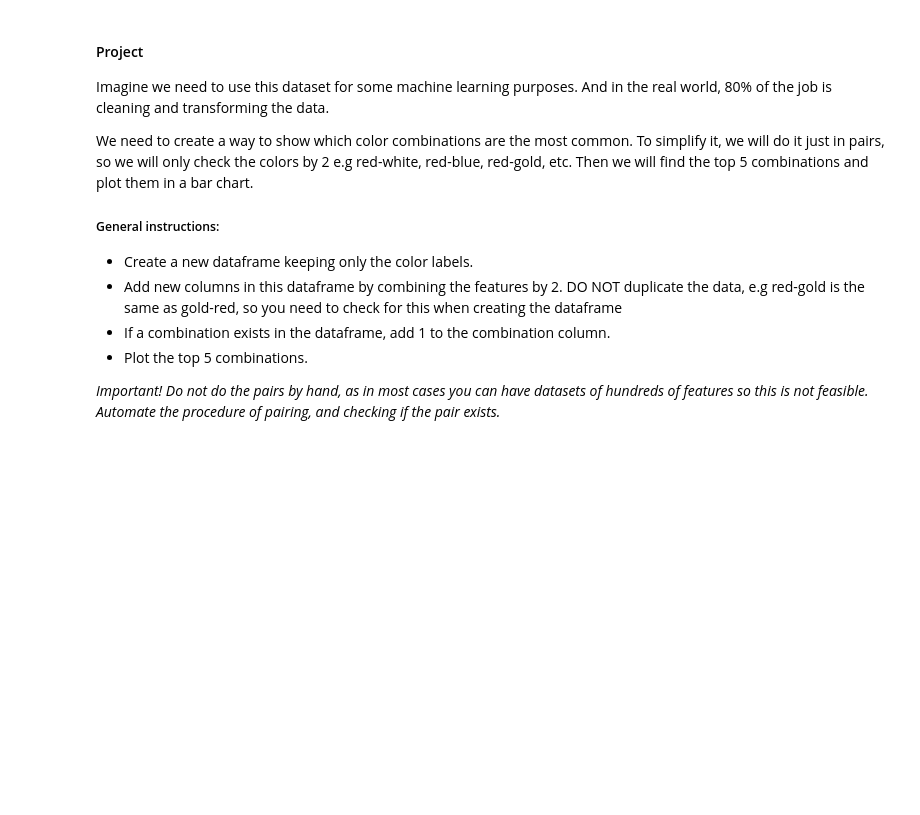
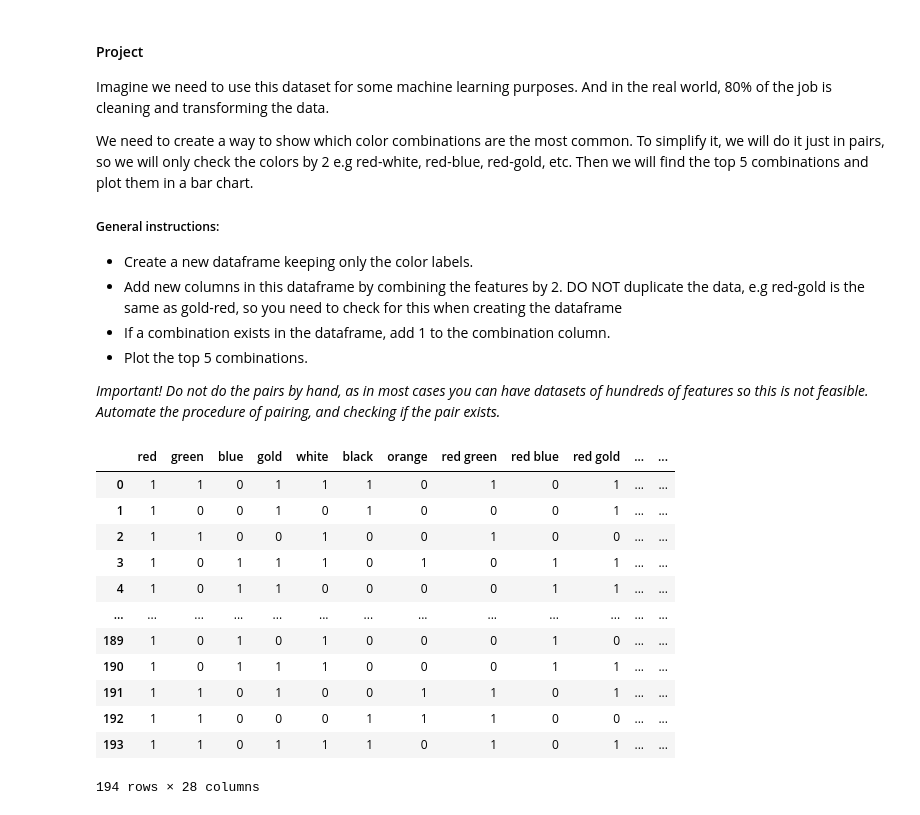
Before and after one commit to rikvandenberg/programming-for-data-science, a Jupyter notebook: assignment_2/DS - Assignment 2.ipynb, the cells around one changed output. Saved outputs shown, nothing was run; the diff lists cells and outputs as text; code cells hidden in the pictures; blank space fills up the shorter version.

```diff
--- a/assignment_2/DS - Assignment 2.ipynb
+++ b/assignment_2/DS - Assignment 2.ipynb
@@ -76,0 +242,33 @@ colors = ['red', 'green', 'blue', 'gold', 'white', 'black', 'orange']
+# %%
+# init all combination colors to 0.
+for combination_color in combination_colors:
+    colors_df[combination_color] = 0
+
+# Add new columns in this dataframe by combining the features by 2. DO NOT duplicate the data, e.g red-gold is the same as gold-red,
+# so you need to check for this when creating the dataframe
+def add_combinations(row):
+    for combination_color in combination_colors:
+        colors = combination_color.split()
+        first_color = colors[0]
+        second_color = colors[1]
+        if(row[first_color] + row[second_color] == 2):
+            row[combination_color] += 1
+    return row
+
+# count and display the combinations
+colors_with_combinations_df = colors_df.apply(add_combinations, axis='columns')
+colors_with_combinations_df
+# %% [output]
+|  | red | green | blue | gold | white | black | orange | red green | red blue | red gold | ... | ... |
+| 0 | 1 | 1 | 0 | 1 | 1 | 1 | 0 | 1 | 0 | 1 | ... | ... |
+| 1 | 1 | 0 | 0 | 1 | 0 | 1 | 0 | 0 | 0 | 1 | ... | ... |
+| 2 | 1 | 1 | 0 | 0 | 1 | 0 | 0 | 1 | 0 | 0 | ... | ... |
+| 3 | 1 | 0 | 1 | 1 | 1 | 0 | 1 | 0 | 1 | 1 | ... | ... |
+| 4 | 1 | 0 | 1 | 1 | 0 | 0 | 0 | 0 | 1 | 1 | ... | ... |
+| ... | ... | ... | ... | ... | ... | ... | ... | ... | ... | ... | ... | ... |
+| 189 | 1 | 0 | 1 | 0 | 1 | 0 | 0 | 0 | 1 | 0 | ... | ... |
+| 190 | 1 | 0 | 1 | 1 | 1 | 0 | 0 | 0 | 1 | 1 | ... | ... |
+| 191 | 1 | 1 | 0 | 1 | 0 | 0 | 1 | 1 | 0 | 1 | ... | ... |
+| 192 | 1 | 1 | 0 | 0 | 0 | 1 | 1 | 1 | 0 | 0 | ... | ... |
+| 193 | 1 | 1 | 0 | 1 | 1 | 1 | 0 | 1 | 0 | 1 | ... | ... |
+194 rows × 28 columns
```
Also changed, not shown: parts of 14 cells of this notebook.
